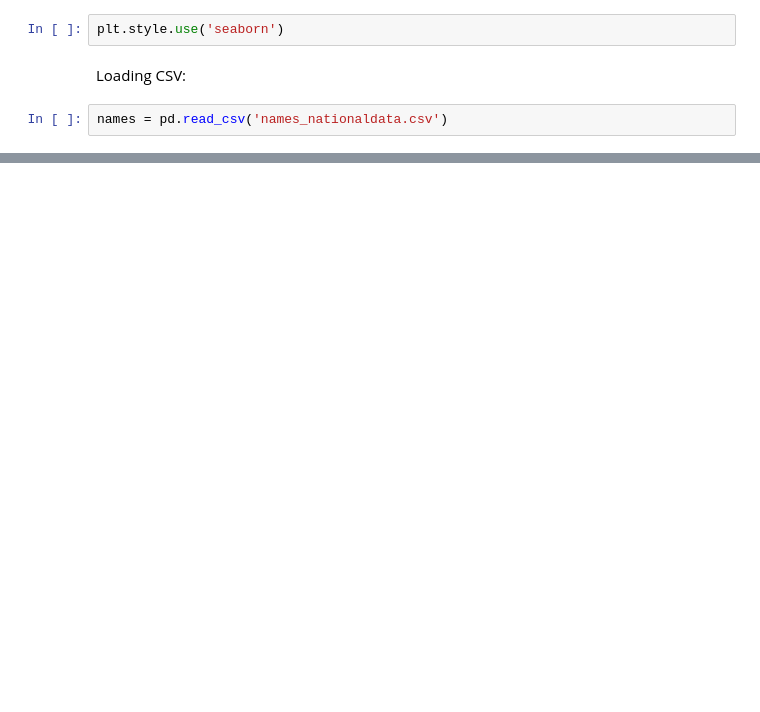
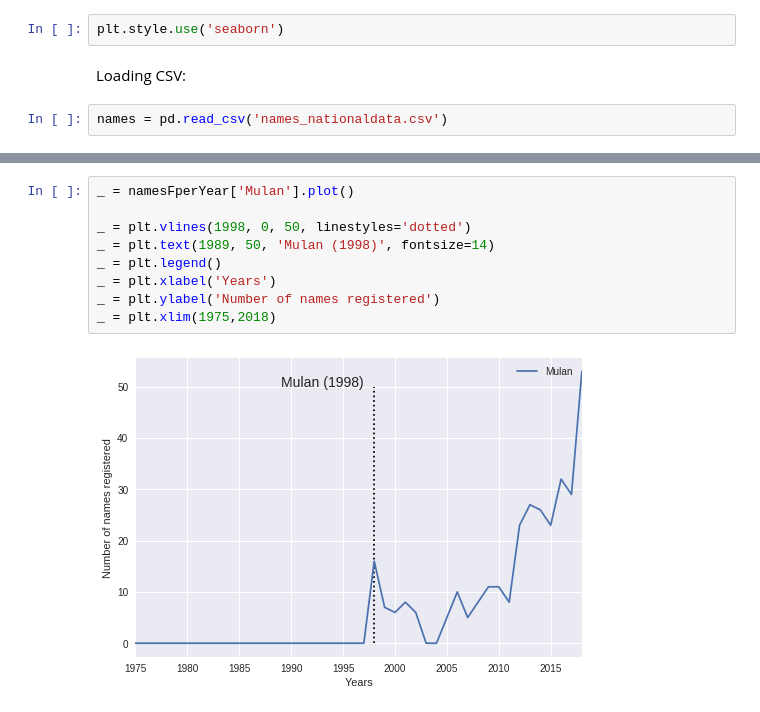
Before and after one commit to danj7/popular_baby_names, a Jupyter notebook: Baby Names - Names and media.ipynb, the cells around one changed output, grey strips where cells are left out. Cells and saved outputs as stored; diff of their text form; blank space fills up the shorter version.

```diff
--- a/Baby Names - Names and media.ipynb
+++ b/Baby Names - Names and media.ipynb
@@ -327,0 +62,11 @@ len(list(set(names1940)))
+# %%
+_ = namesFperYear['Mulan'].plot()
+
+_ = plt.vlines(1998, 0, 50, linestyles='dotted')
+_ = plt.text(1989, 50, 'Mulan (1998)', fontsize=14)
+_ = plt.legend()
+_ = plt.xlabel('Years')
+_ = plt.ylabel('Number of names registered')
+_ = plt.xlim(1975,2018)
+# %% [output]
+[figure, added]
```
Also changed, not shown: parts of 74 cells of this notebook, 1 other file.
